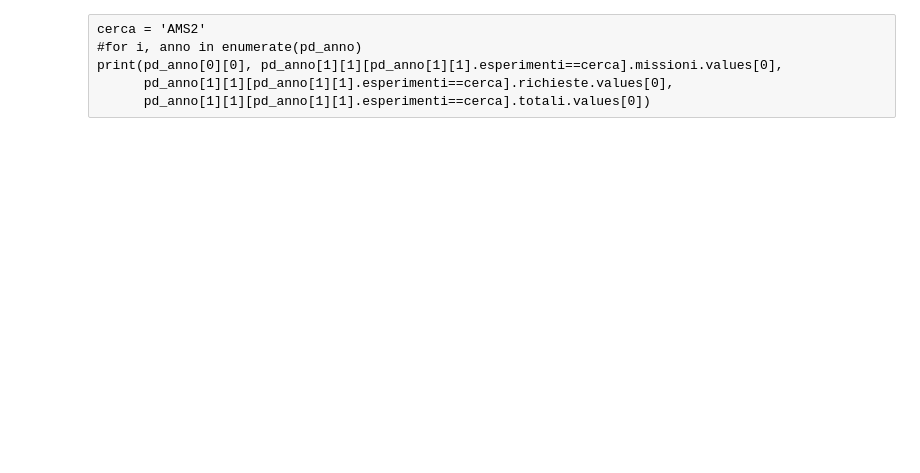
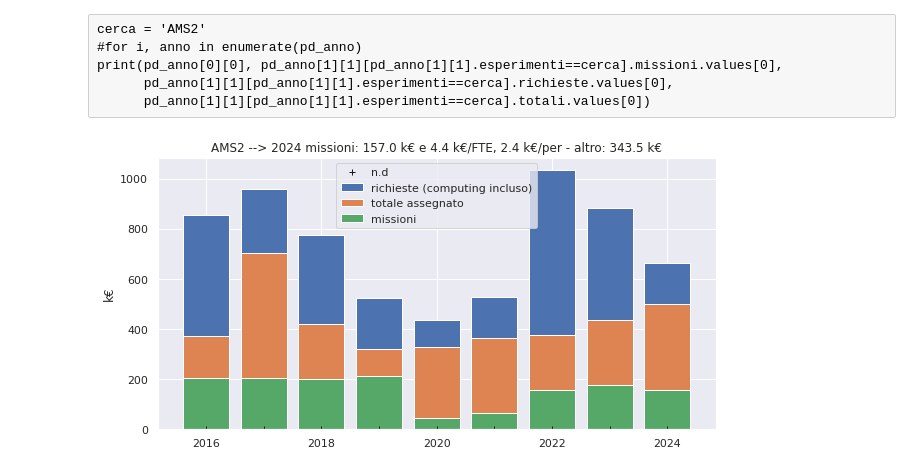
Before and after one commit to gmazzitelli/GSN2, a Jupyter notebook: budget.ipynb, the cells around one changed output. Drawn from its saved outputs; the diff is of its cells as text; code cells hidden in the pictures; blank space fills up the shorter version.

```diff
--- a/budget.ipynb
+++ b/budget.ipynb
@@ -84,3 +85,7 @@ def sommatore_anno(pd_0):
                         'missioni': missioni,
                         'richieste': richieste,
                         'totali':totali})
+# %%
+pd_fte =  panda_from_gspreadsheet('1he_eLO8EHuBfw_g1MxEpTAo_DBNU0VrwiRhL8IASrAc',
+                              sheet_name='FTE24')
+pd_fte
@@ -86,0 +114,5 @@ def sommatore_anno(pd_0):
+# %%
+budget =  panda_from_gspreadsheet('1he_eLO8EHuBfw_g1MxEpTAo_DBNU0VrwiRhL8IASrAc',
+                              sheet_name='BUDGET')
+budget.fillna(0.0, inplace=True)
+budget
@@ -120,3 +187,54 @@ cerca = 'AMS2'
 print(pd_anno[0][0], pd_anno[1][1][pd_anno[1][1].esperimenti==cerca].missioni.values[0],
       pd_anno[1][1][pd_anno[1][1].esperimenti==cerca].richieste.values[0],
       pd_anno[1][1][pd_anno[1][1].esperimenti==cerca].totali.values[0])
+# %%
+cerca = 'AMS2'
+def plot_exp(cerca, pd_anno, pd_fte, budget):
+    f = []
+    a = []
+    m = []
+    r = []
+    t = []
+    b = []
+    for i in range(len(pd_anno)):
+        a.append(pd_anno[i][0])
+        bval = 0
+        if a[-1]>2021 and any(budget.sigla==cerca):
+            bval = float(budget[budget.sigla == cerca][str(a[-1])].values[0])
+        try:
+            m.append(pd_anno[i][1][pd_anno[i][1].esperimenti==cerca].missioni.values[0])
+            r.append(pd_anno[i][1][pd_anno[i][1].esperimenti==cerca].richieste.values[0])
+            t.append(pd_anno[i][1][pd_anno[i][1].esperimenti==cerca].totali.values[0])
+            # print (a[-1])
+            if bval:
+                b.append(bval)
+            else:
+                b.append(0)
+        except:
+            m.append(0)
+            r.append(0)
+            t.append(0)
+            b.append(0)
+    fig, ax = plt.subplots(figsize=(10,5))
+    ax.bar(a, r ,  label="richieste (computing incluso)")
+    ax.bar(a, t ,  label="totale assegnato")
+    ax.bar(a, m ,  label="missioni")
+    if any(budget.sigla==cerca):
+        ax.plot(a, b , 'k+', label=budget[budget.sigla == cerca].commento.values[0])
+    ax.set_ylabel('k€')
+    if m[-1] and not (("Fondo" in cerca) or ("Totale" in cerca)):
+        f.append(m[-1]/pd_fte.loc[pd_fte.sigla == cerca].FTE.values[0])
+        title = "{:s} --> {:d} missioni: {:.1f} k€ e {:.1f} k€/FTE, {:.1f} k€/per - altro: {:.1f} k€"\
+                .format(cerca, a[-1], m[-1],
+                m[-1]/pd_fte.loc[pd_fte.sigla == cerca].FTE.values[0],
+                m[-1]/pd_fte.loc[pd_fte.sigla == cerca].persone.values[0],
+                t[-1]-m[-1])
+    else:
+        title = "{:s}".format(cerca)
+        f.append(0)
+    plt.title(title)
+    plt.legend()
+    plt.show()
+plot_exp(cerca, pd_anno, pd_fte, budget)
+# %% [output]
+[figure, added]
```
Also changed, not shown: parts of 12 cells of this notebook.
